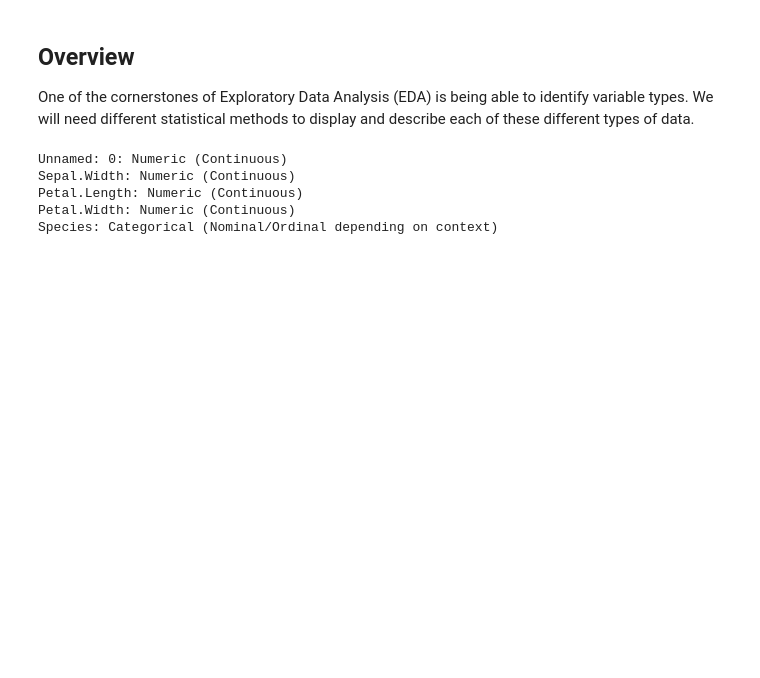
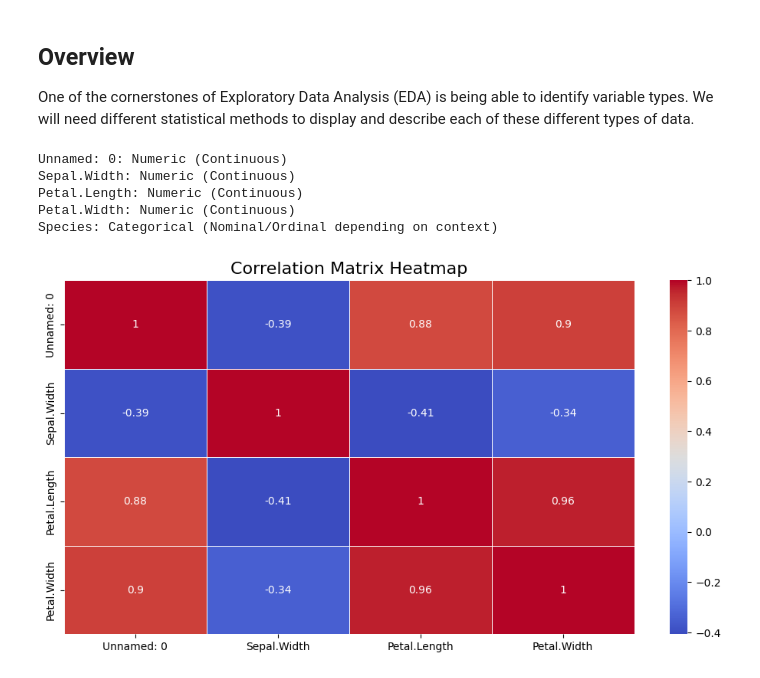
Before and after one commit to AkkiNikumbh/ML-EXPERIMENTS, a Jupyter notebook: AkashSingh_23CS036_Exploratory_Data_Analysis.ipynb, the cells around one changed output. Saved outputs shown, nothing was run; the diff lists cells and outputs as text; code cells hidden in the pictures; blank space fills up the shorter version.

```diff
--- a/AkashSingh_23CS036_Exploratory_Data_Analysis.ipynb
+++ b/AkashSingh_23CS036_Exploratory_Data_Analysis.ipynb
@@ -310,3 +317,22 @@ Sepal.Width: Numeric (Continuous)
 Petal.Length: Numeric (Continuous)
 Petal.Width: Numeric (Continuous)
 Species: Categorical (Nominal/Ordinal depending on context)
+# %%
+# ============================
+#   CORRELATION HEATMAP (FIXED)
+# ============================
+
+import matplotlib.pyplot as plt
+import seaborn as sns
+
+# Select only numeric columns
+numeric_df = df.select_dtypes(include=['int64', 'float64'])
+
+plt.figure(figsize=(12, 6))
+corr = numeric_df.corr()
+
+sns.heatmap(corr, annot=True, cmap='coolwarm', linewidths=0.5)
+plt.title("Correlation Matrix Heatmap", fontsize=16)
+plt.show()
+# %% [output]
+[figure, added]
```
Also changed, not shown: parts of 1 cell of this notebook.
